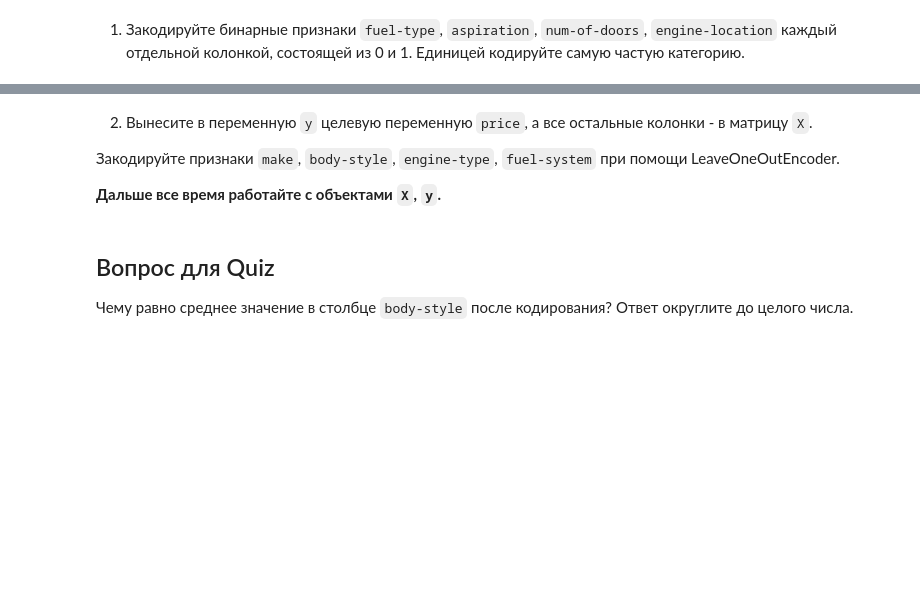
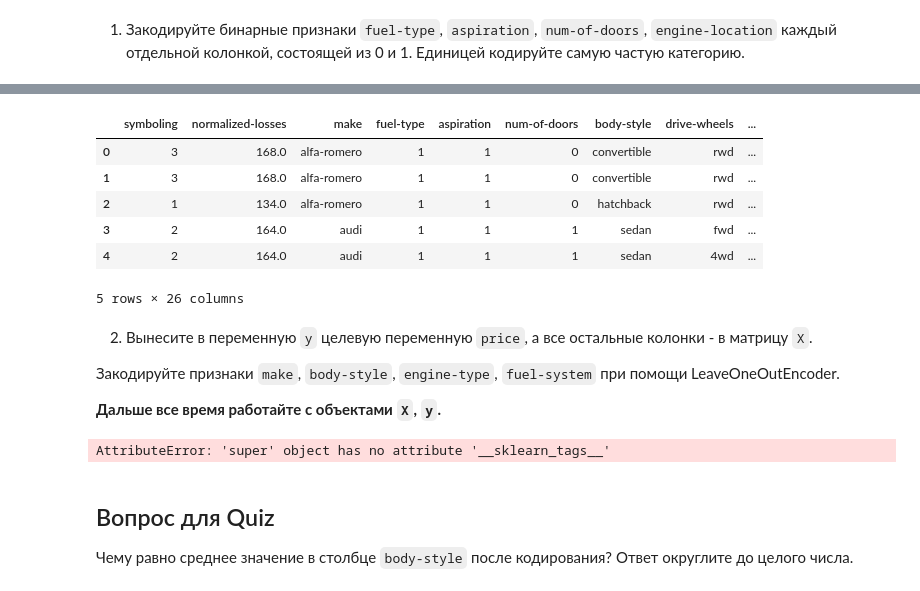
Before and after one commit to looee1q/PracticalML, a Jupyter notebook: Обработка_признаков.ipynb, the cells around one changed output, grey strips where cells are left out. Cells and saved outputs as stored; diff of their text form; code cells hidden in the pictures; blank space fills up the shorter version.

```diff
--- a/Обработка_признаков.ipynb
+++ b/Обработка_признаков.ipynb
@@ -201,3 +250,18 @@ dtype: float64
+# %%
+binary_categoral_features = ["fuel-type", "aspiration", "num-of-doors", "engine-location"]
+for feature in binary_categoral_features:
+  mode = df[feature].mode()[0]
+  df[feature] = df[feature].map(lambda x: 1 if x == mode else 0)
+# %%
+df.head()
+# %% [output]
+|  | symboling | normalized-losses | make | fuel-type | aspiration | num-of-doors | body-style | drive-wheels | ... |
+| 0 | 3 | 168.0 | alfa-romero | 1 | 1 | 0 | convertible | rwd | ... |
+| 1 | 3 | 168.0 | alfa-romero | 1 | 1 | 0 | convertible | rwd | ... |
+| 2 | 1 | 134.0 | alfa-romero | 1 | 1 | 0 | hatchback | rwd | ... |
+| 3 | 2 | 164.0 | audi | 1 | 1 | 1 | sedan | fwd | ... |
+| 4 | 2 | 164.0 | audi | 1 | 1 | 1 | sedan | 4wd | ... |
+5 rows × 26 columns
 # %% [markdown]
 2. Вынесите в переменную `y` целевую переменную `price`, а все остальные колонки - в матрицу `X`.
 
@@ -213,3 +274,11 @@ from category_encoders.leave_one_out import LeaveOneOutEncoder
+# %%
+from category_encoders.leave_one_out import LeaveOneOutEncoder
+
+one_hot_encoding_categorial_features = ["make", "body-style", "engine-type", "fuel-system"]
+one_hot_encoder = LeaveOneOutEncoder(cols = one_hot_encoding_categorial_features, random_state=RANDOM_STATE)
+one_hot_encoder.fit(X, y)
+# %% [output]
+AttributeError: 'super' object has no attribute '__sklearn_tags__'
 # %% [markdown]
 ## Вопрос для Quiz
 
```
Also changed, not shown: parts of 8 cells of this notebook.
